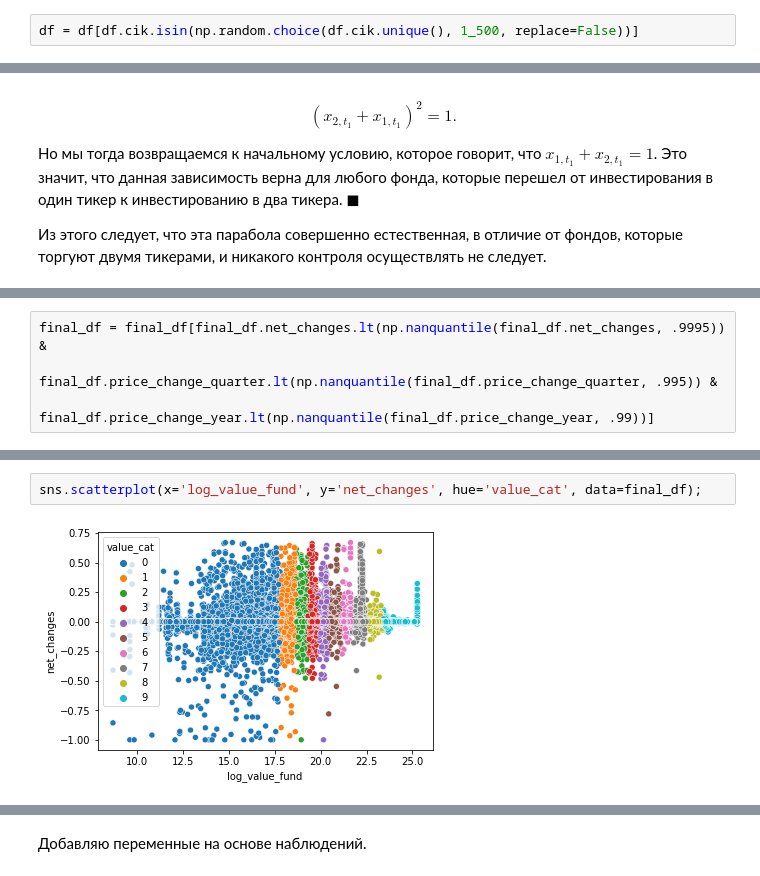
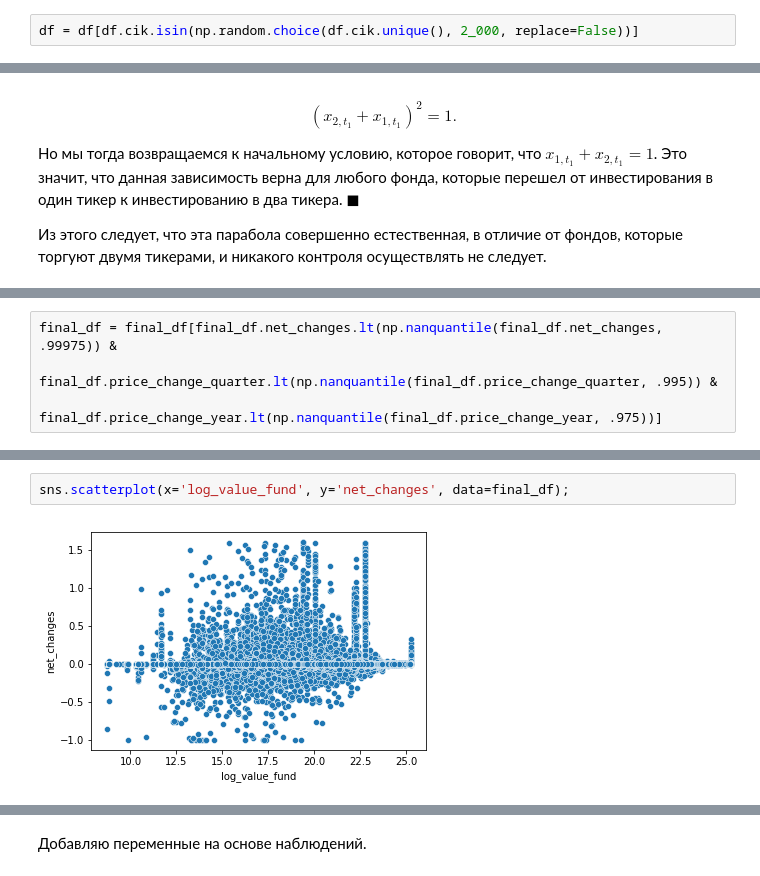
Before and after one commit to romankop/Coursework-3rd-Year, a Jupyter notebook: F13 Data.ipynb, the cells around one changed output, grey strips where cells are left out. Drawn from its saved outputs; the diff is of its cells as text.

```diff
--- a/F13 Data.ipynb
+++ b/F13 Data.ipynb
@@ -233,5 +233,5 @@ In [5] used 19.1016 MiB RAM in 0.44s, peaked 0.00 MiB above current, total RAM u
 # %% [markdown]
 Так как в моих данных одной комбинации "Период - Тикер - Фонд" может соответствовать несколько наблюдений, как для основного отчета, так и для поправок, и эти наблюдения в отчете и поправках могут не совпадать, то я посчитаю суммы по комбинациям выше и типам отчета. Кроме того, так как фонды могут загружать основные отчеты и поправки в разное время, то я возьму тот тип отчета, который был загружен последним для каждой комбинации.
 # %%
-df = df[df.cik.isin(np.random.choice(df.cik.unique(), 1_500, replace=False))]
+df = df[df.cik.isin(np.random.choice(df.cik.unique(), 2_000, replace=False))]
 # %% [output]
@@ -724,5 +725,5 @@ $$ (x_{2,t_{1}} + x_{1,t_{1}})^2 = 1. $$
 # %%
-final_df = final_df[final_df.net_changes.lt(np.nanquantile(final_df.net_changes, .9995)) &
+final_df = final_df[final_df.net_changes.lt(np.nanquantile(final_df.net_changes, .99975)) &
                    final_df.price_change_quarter.lt(np.nanquantile(final_df.price_change_quarter, .995)) &
-                   final_df.price_change_year.lt(np.nanquantile(final_df.price_change_year, .99))]
+                   final_df.price_change_year.lt(np.nanquantile(final_df.price_change_year, .975))]
 # %% [output]
@@ -753,4 +756,4 @@ In [44] used 56.8594 MiB RAM in 4.03s, peaked 16.68 MiB above current, total RAM
 # %%
-sns.scatterplot(x='log_value_fund', y='net_changes', hue='value_cat', data=final_df);
+sns.scatterplot(x='log_value_fund', y='net_changes', data=final_df);
 # %% [output]
-[figure, old version]
+[figure, new version]
```
Also changed, not shown: parts of 126 cells of this notebook.
